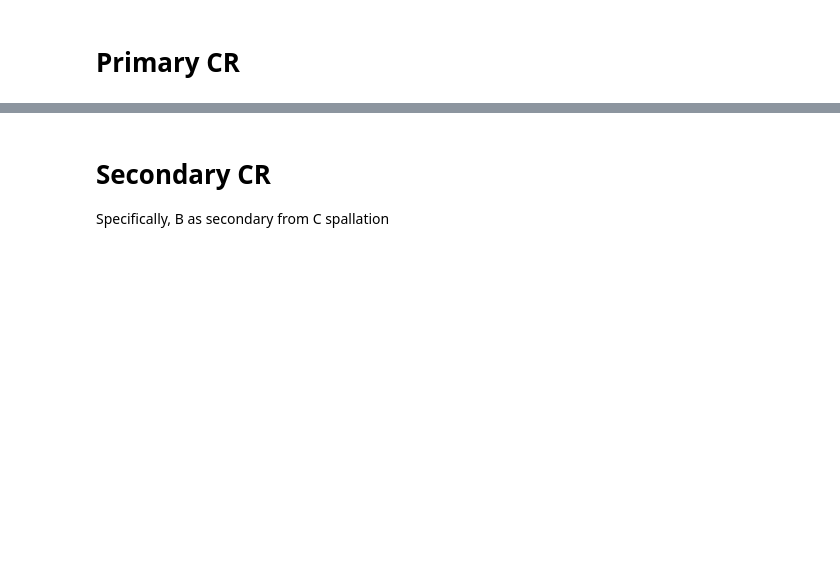
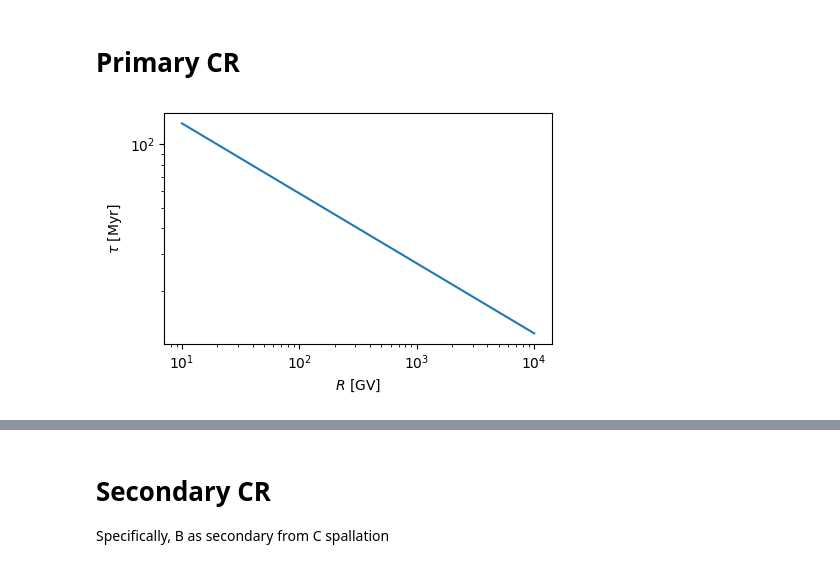
Before and after one commit to nj-vs-vh/gssi-he-th, a Jupyter notebook: Primary and Secondary CRs.ipynb, the cells around one changed output, grey strips where cells are left out. Saved outputs shown, nothing was run; the diff lists cells and outputs as text; code cells hidden in the pictures; blank space fills up the shorter version.

```diff
--- a/Primary and Secondary CRs.ipynb
+++ b/Primary and Secondary CRs.ipynb
@@ -42,6 +42,17 @@ n_d = 1 * u.cm**(-3)
 n_avg = n_d * h / H
 
 chi = lambda R: (const.m_p * n_avg * const.c * (H**2) / D(R)).to(u.g / u.cm**2)
+# %%
+fig, ax = plt.subplots(figsize=(5, 3))
+
+R_grid = np.logspace(1, 4, 100) * GV
+ax.loglog(R_grid, (H**2 / D(R_grid)).to(u.Myr))
+
+label_axes(ax, "R", "\\tau")
+
+plt.show()
+# %% [output]
+[figure, added]
 # %%
 # particle physics
 sigma_p = 45 * u.mbarn
```
Also changed, not shown: parts of 9 cells of this notebook.
